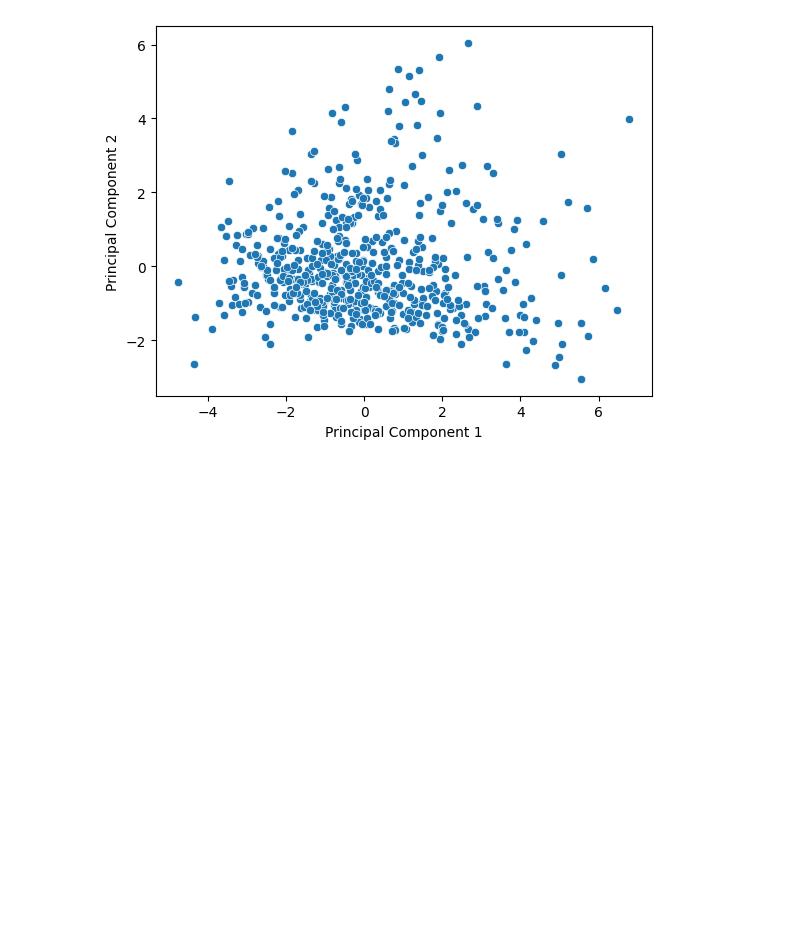
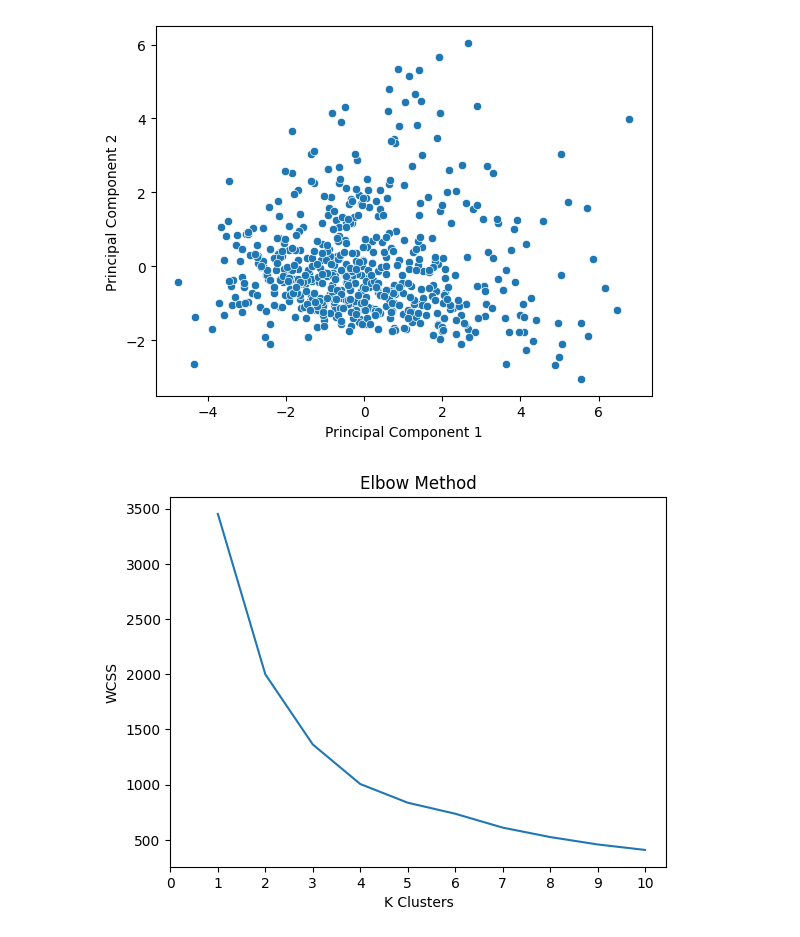
Before and after one commit to kyletp09/NBA_Player_Similarities, a Jupyter notebook: Jupyter_Notebooks/feature_selection.ipynb, the cells around one changed output. Drawn from its saved outputs; the diff is of its cells as text; code cells hidden in the pictures; blank space fills up the shorter version.

```diff
--- a/Jupyter_Notebooks/feature_selection.ipynb
+++ b/Jupyter_Notebooks/feature_selection.ipynb
@@ -77,6 +73,24 @@ sns.scatterplot(x= 'Principal Component 1', y= 'Principal Component 2', data = p
 # %% [output]
 <Axes: xlabel='Principal Component 1', ylabel='Principal Component 2'>
 [figure]
+# %%
+# Performing the Elbow Method to determine the best number of clusters
+
+WCSS = []
+for i in range(1,11):
+    kmeans= KMeans(n_clusters= i)
+    kmeans.fit_transform(principal_df)
+    WCSS.append(kmeans.inertia_)
+
+WCSS
+plt.plot(range(1,11), WCSS)
+plt.xticks(np.arange(0,11,1))
+plt.ylabel('WCSS')
+plt.xlabel('K Clusters')
+plt.title('Elbow Method')
+plt.show()
+# %% [output]
+[figure, added]
 # %%
 # K Means Clustering
 
```
Also changed, not shown: parts of 6 cells of this notebook.
